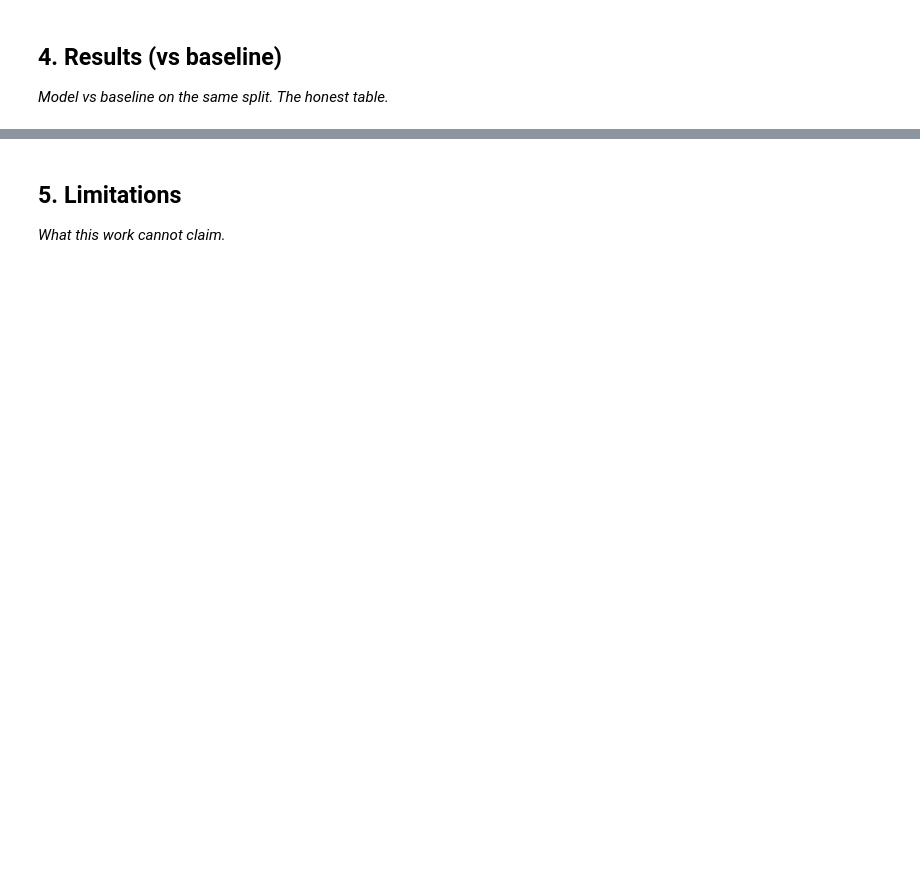
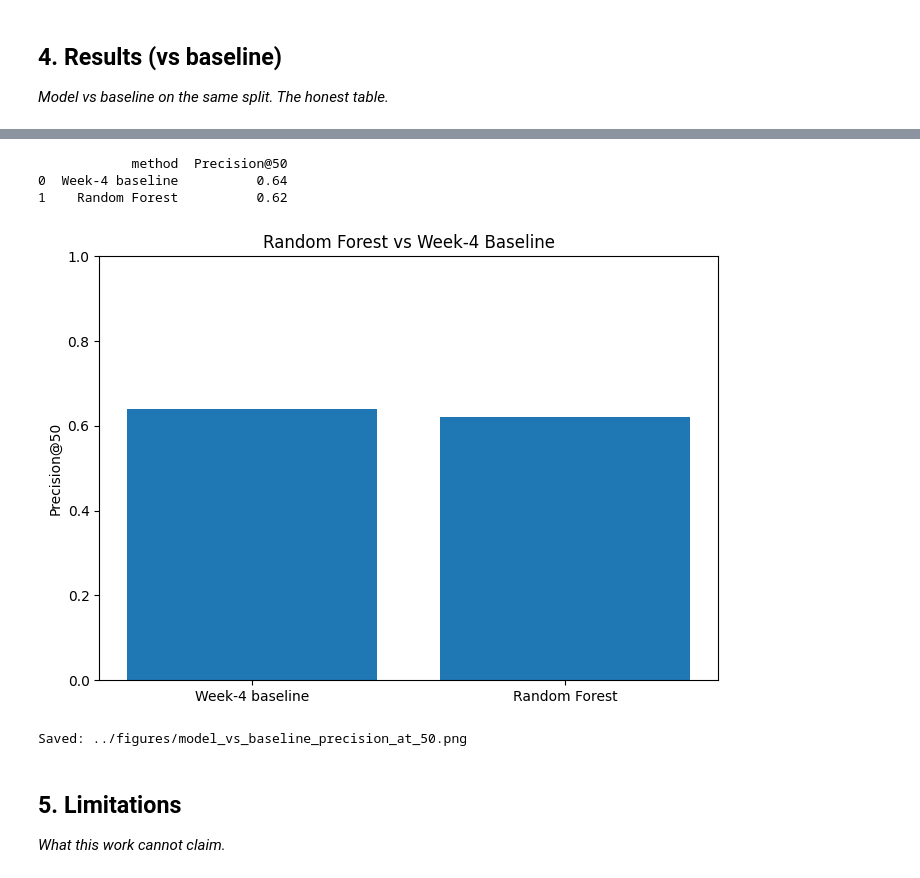
Before and after one commit to SaaDasim05/Flyrank-ML-Internship, a Jupyter notebook: work/notebooks/capstone.ipynb, the cells around one changed output, grey strips where cells are left out. Saved outputs shown, nothing was run; the diff lists cells and outputs as text; code cells hidden in the pictures; blank space fills up the shorter version.

```diff
--- a/work/notebooks/capstone.ipynb
+++ b/work/notebooks/capstone.ipynb
@@ -25,3 +353,69 @@ This skeleton is yours to fill. Work the sections **in order** — each one has
+# %%
+def precision_at_k(scores, labels, k=50):
+    order = np.argsort(-np.asarray(scores))[:k]
+    return np.asarray(labels)[order].mean()
+
+baseline_p50 = precision_at_k(
+    test["baseline_score"],
+    test["is_declining"],
+    50
+)
+
+model_p50 = precision_at_k(
+    test["model_score"],
+    test["is_declining"],
+    50
+)
+
+final_results = pd.DataFrame({
+    "method": [
+        "Week-4 baseline",
+        "Random Forest"
+    ],
+    "Precision@50": [
+        baseline_p50,
+        model_p50
+    ]
+})
+
+print(final_results)
+# %% [output]
+            method  Precision@50
+0  Week-4 baseline          0.64
+1    Random Forest          0.62
+# %%
+import matplotlib.pyplot as plt
+from pathlib import Path
+
+plt.figure(figsize=(7, 5))
+
+plt.bar(
+    final_results["method"],
+    final_results["Precision@50"]
+)
+
+plt.ylabel("Precision@50")
+plt.title("Random Forest vs Week-4 Baseline")
+plt.ylim(0, 1)
+plt.tight_layout()
+
+figure_dir = Path("../figures")
+figure_dir.mkdir(parents=True, exist_ok=True)
+
+figure_path = figure_dir / "model_vs_baseline_precision_at_50.png"
+
+plt.savefig(
+    figure_path,
+    dpi=200,
+    bbox_inches="tight"
+)
+
+plt.show()
+
+print(f"Saved: {figure_path}")
+# %% [output]
+[figure, added]
+Saved: ../figures/model_vs_baseline_precision_at_50.png
 # %% [markdown]
 ## 5. Limitations
 
```
Also changed, not shown: parts of 14 cells of this notebook.
